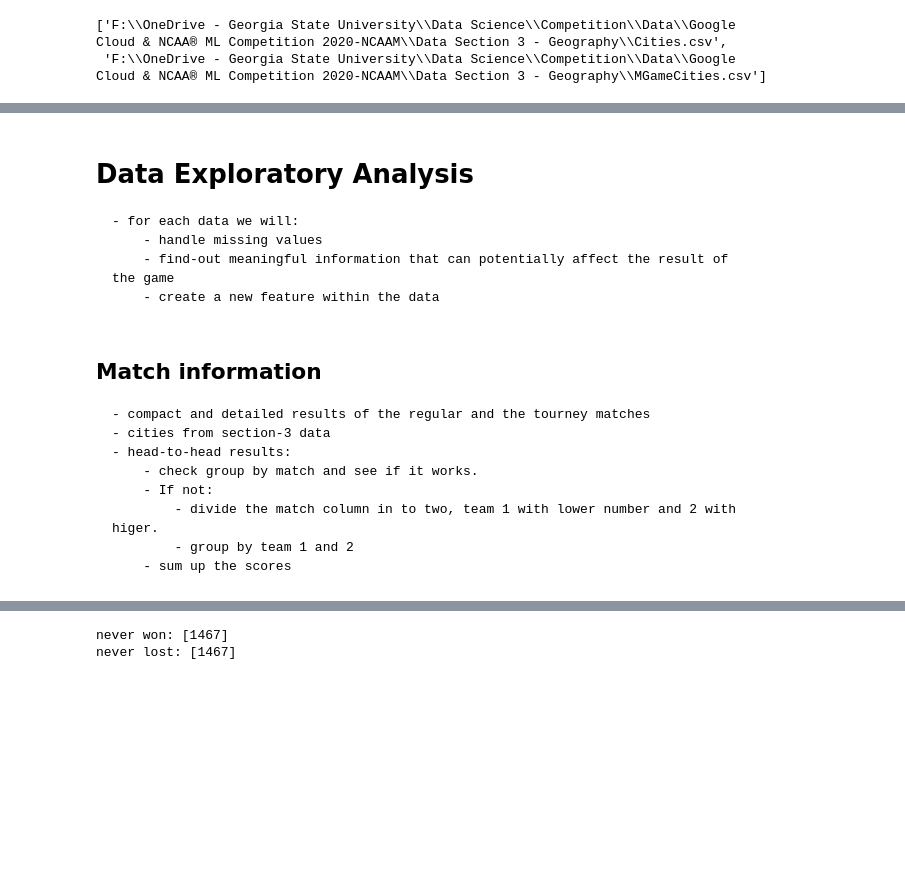
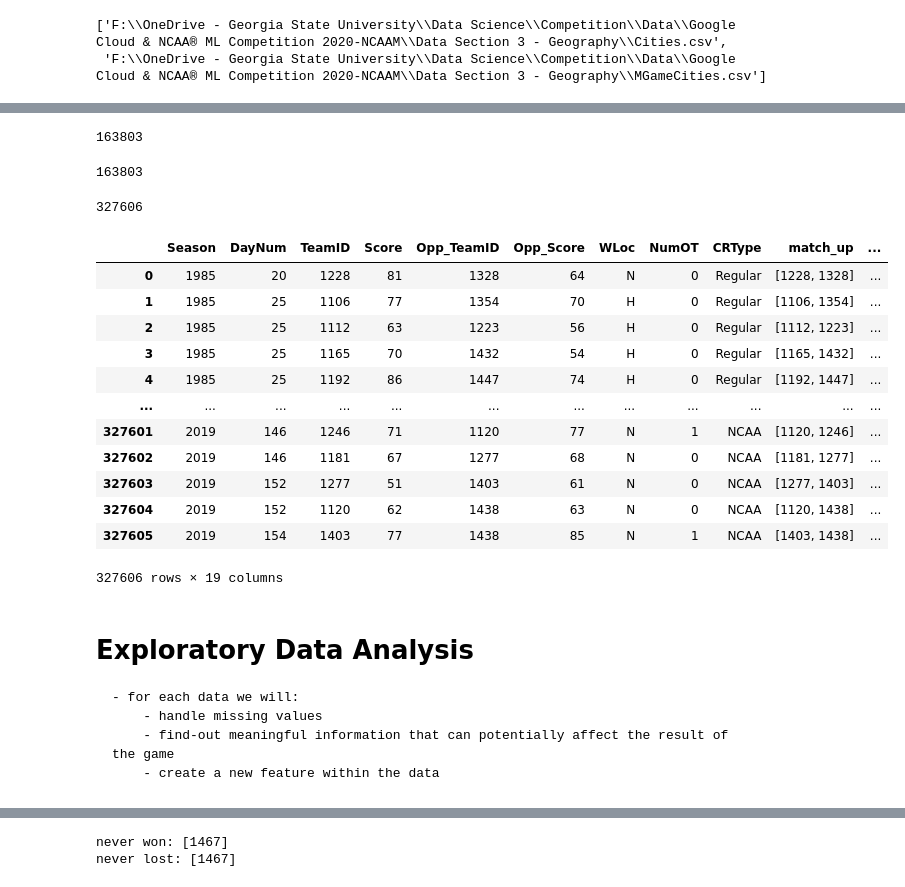
Before and after one commit to YT-Hwang/Kaggle_Competion, a Jupyter notebook: Google Cloud & NCAA® ML Competition 2020-NCAAM/EDA.ipynb, the cells around one changed output, grey strips where cells are left out. Cells and saved outputs as stored; diff of their text form; code cells hidden in the pictures; blank space fills up the shorter version.

```diff
--- a/Google Cloud & NCAA® ML Competition 2020-NCAAM/EDA.ipynb
+++ b/Google Cloud & NCAA® ML Competition 2020-NCAAM/EDA.ipynb
@@ -87,5 +87,5 @@ teams_M = pd.read_csv(path1 + 'MTeams.csv')
 
 submission_file = pd.read_csv(path1 + 'MSampleSubmissionStage1_2020.csv')
 
-game_cities_M = pd.read_csv(path3 + 'MGameCities.csv')
+cities_game_M = pd.read_csv(path3 + 'MGameCities.csv')
 cities = pd.read_csv(path3 + 'Cities.csv')
@@ -92,18 +129,53 @@ cities = pd.read_csv(path3 + 'Cities.csv')
+# %%
+winners = entire_compact_result_M.copy()
+winners['Result'] = 1
+winners = winners.rename(columns={"WTeamID": "TeamID", "LTeamID": "Opp_TeamID", "WScore": "Score", "LScore": "Opp_Score"})
+len(winners)
+
+losers = entire_compact_result_M.copy()
+losers['Result'] = 0
+losers = losers.rename(columns={"LTeamID": "TeamID", "WTeamID": "Opp_TeamID", "LScore": "Score", "WScore": "Opp_Score"})
+len(losers)
+
+
+final_data = pd.concat([winners, losers])
+
+# Seed information
+tourney_seed_M['CRType'] = 'NCAA' # create a column in seed table to merge only on NCAA data.
+final_data = pd.merge(final_data, tourney_seed_M, how = 'left', left_on=['Season', 'TeamID', 'CRType'], right_on=['Season','TeamID', 'CRType'])
+final_data['Seed_Group'] = final_data['Seed'].apply(lambda x: x[0] if (np.all(pd.notnull(x))) else x)
+final_data['Seed_Number'] = final_data['Seed'].apply(lambda x: x[1:3] if (np.all(pd.notnull(x))) else x)
+
+# Team Name
+final_data['Team_Name'] = final_data['TeamID'].map(teams_M.set_index('TeamID')['TeamName'])
+final_data['Opp_Team_Name'] = final_data['Opp_TeamID'].map(teams_M.set_index('TeamID')['TeamName'])
+
+
+
+len(final_data)
+final_data.to_csv(saving_path + 'final_data.csv', index=False)
+final_data
+# %% [output]
+163803
+163803
+327606
+|  | Season | DayNum | TeamID | Score | Opp_TeamID | Opp_Score | WLoc | NumOT | CRType | match_up | ... |
+| 0 | 1985 | 20 | 1228 | 81 | 1328 | 64 | N | 0 | Regular | [1228, 1328] | ... |
+| 1 | 1985 | 25 | 1106 | 77 | 1354 | 70 | H | 0 | Regular | [1106, 1354] | ... |
+| 2 | 1985 | 25 | 1112 | 63 | 1223 | 56 | H | 0 | Regular | [1112, 1223] | ... |
+| 3 | 1985 | 25 | 1165 | 70 | 1432 | 54 | H | 0 | Regular | [1165, 1432] | ... |
+| 4 | 1985 | 25 | 1192 | 86 | 1447 | 74 | H | 0 | Regular | [1192, 1447] | ... |
+| ... | ... | ... | ... | ... | ... | ... | ... | ... | ... | ... | ... |
+| 327601 | 2019 | 146 | 1246 | 71 | 1120 | 77 | N | 1 | NCAA | [1120, 1246] | ... |
+| 327602 | 2019 | 146 | 1181 | 67 | 1277 | 68 | N | 0 | NCAA | [1181, 1277] | ... |
+| 327603 | 2019 | 152 | 1277 | 51 | 1403 | 61 | N | 0 | NCAA | [1277, 1403] | ... |
+| 327604 | 2019 | 152 | 1120 | 62 | 1438 | 63 | N | 0 | NCAA | [1120, 1438] | ... |
+| 327605 | 2019 | 154 | 1403 | 77 | 1438 | 85 | N | 1 | NCAA | [1403, 1438] | ... |
+327606 rows × 19 columns
 # %% [markdown]
-# Data Exploratory Analysis
+# Exploratory Data Analysis
 
     - for each data we will:
         - handle missing values
         - find-out meaningful information that can potentially affect the result of the game
         - create a new feature within the data
-# %% [markdown]
-## Match information
-
-    - compact and detailed results of the regular and the tourney matches
-    - cities from section-3 data
-    - head-to-head results:
-        - check group by match and see if it works.
-        - If not:
-            - divide the match column in to two, team 1 with lower number and 2 with higer.
-            - group by team 1 and 2
-        - sum up the scores
```
Also changed, not shown: parts of 50 cells of this notebook.
